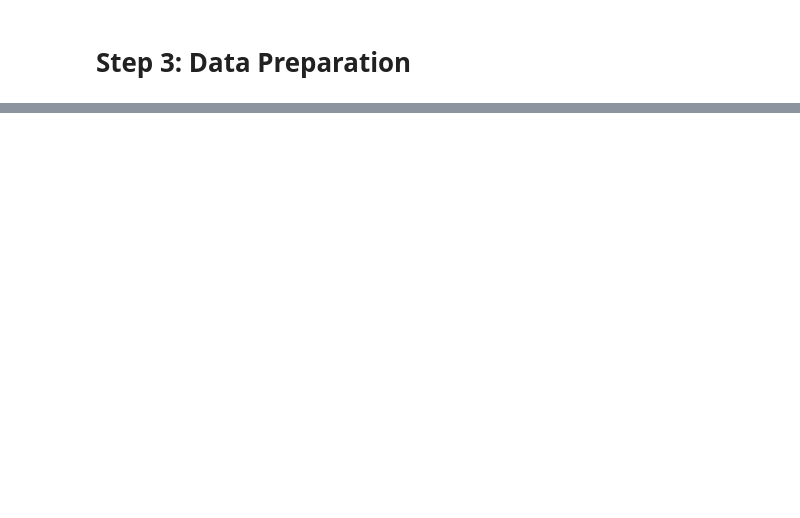
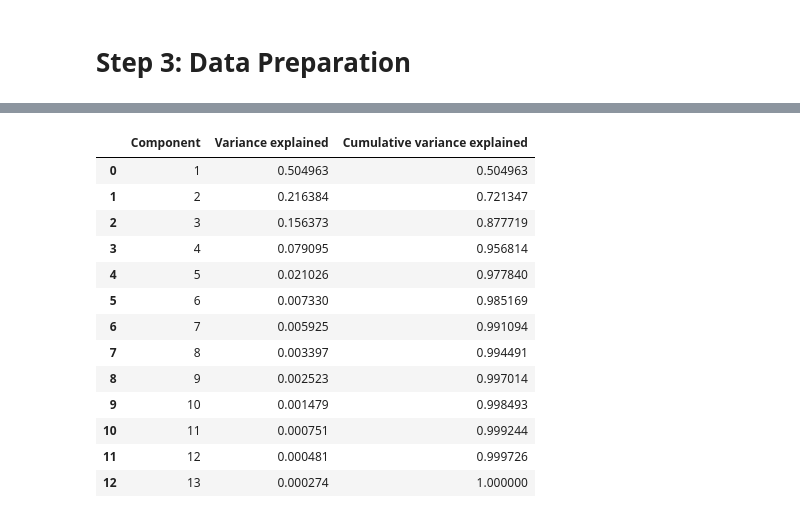
Before and after one commit to lennartda/business_cases_C1, a Jupyter notebook: bcds_case1.ipynb, the cells around one changed output, grey strips where cells are left out. Drawn from its saved outputs; the diff is of its cells as text; code cells hidden in the pictures; blank space fills up the shorter version.

```diff
--- a/bcds_case1.ipynb
+++ b/bcds_case1.ipynb
@@ -257,0 +326,26 @@ Name: AverageLeadTime, dtype: float64
+# %%
+# Fit the PCA algorithm to data
+pca = PCA().fit(X_new[SR])
+
+# Show the variance per component
+pcaevr = ['{:f}'.format(item) for item in pca.explained_variance_ratio_]
+pcaDF = pd.DataFrame({'Component': range(1, len(X_new[SR].columns)+1),
+                      'Variance explained': pcaevr,
+                      'Cumulative variance explained': np.cumsum(pca.explained_variance_ratio_)})
+pcaDF
+#2 PCAs explain most of the variance so it is a fair assumption that we can use 'em.
+# %% [output]
+|  | Component | Variance explained | Cumulative variance explained |
+| 0 | 1 | 0.504963 | 0.504963 |
+| 1 | 2 | 0.216384 | 0.721347 |
+| 2 | 3 | 0.156373 | 0.877719 |
+| 3 | 4 | 0.079095 | 0.956814 |
+| 4 | 5 | 0.021026 | 0.977840 |
+| 5 | 6 | 0.007330 | 0.985169 |
+| 6 | 7 | 0.005925 | 0.991094 |
+| 7 | 8 | 0.003397 | 0.994491 |
+| 8 | 9 | 0.002523 | 0.997014 |
+| 9 | 10 | 0.001479 | 0.998493 |
+| 10 | 11 | 0.000751 | 0.999244 |
+| 11 | 12 | 0.000481 | 0.999726 |
+| 12 | 13 | 0.000274 | 1.000000 |
```
Also changed, not shown: parts of 10 cells of this notebook.
